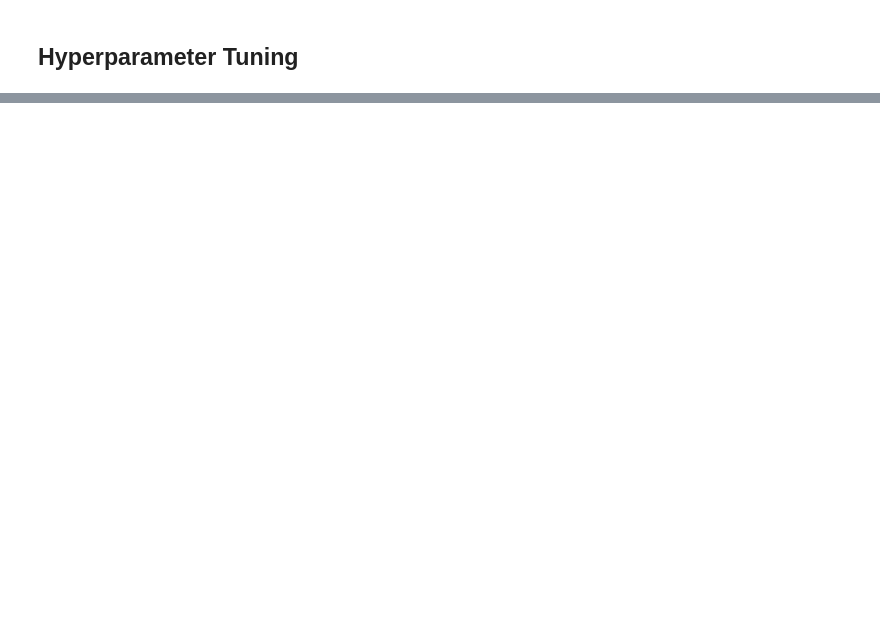
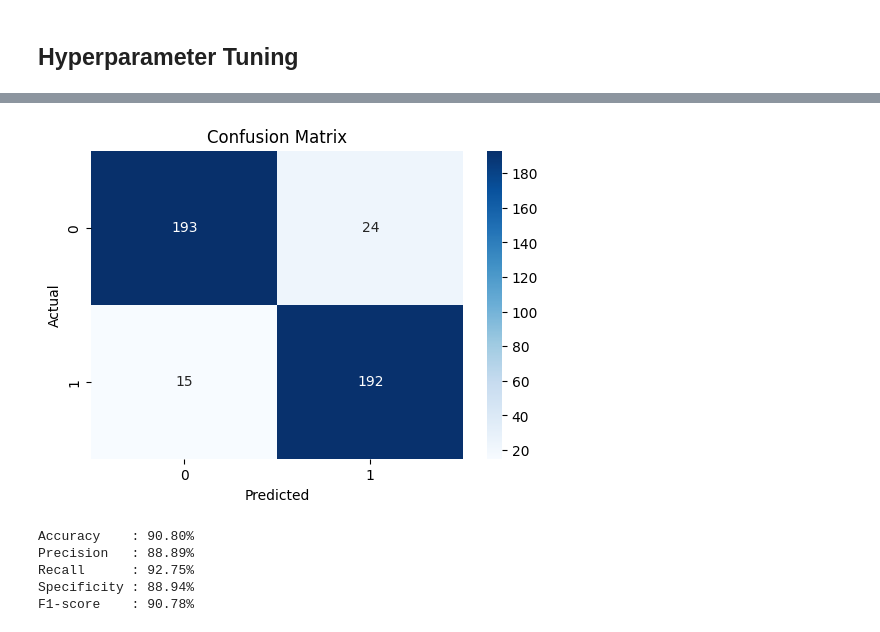
Before and after one commit to rydzze/Sentiment-Analysis-on-Hacker-Forums, a Jupyter notebook: rf.ipynb, the cells around one changed output, grey strips where cells are left out. Saved outputs shown, nothing was run; the diff lists cells and outputs as text; code cells hidden in the pictures; blank space fills up the shorter version.

```diff
--- a/rf.ipynb
+++ b/rf.ipynb
@@ -179,0 +229,20 @@ Accuracy: 0.91
+# %%
+conf_matrix_test = confusion_matrix(y_test, tuned_rf_pred)
+
+plt.figure(figsize=(6, 4))
+sns.heatmap(conf_matrix_test, annot=True, fmt='d', cmap='Blues',
+            xticklabels=tuned_rf.classes_, yticklabels=tuned_rf.classes_)
+plt.xlabel('Predicted')
+plt.ylabel('Actual')
+plt.title('Confusion Matrix')
+plt.show()
+
+metrics_test = calculate_metrics(y_test, tuned_rf_pred, conf_matrix_test)
+display_metrics(metrics_test)
+# %% [output]
+[figure, added]
+Accuracy    : 90.80%
+Precision   : 88.89%
+Recall      : 92.75%
+Specificity : 88.94%
+F1-score    : 90.78%
```
Also changed, not shown: parts of 9 cells of this notebook, 3 other files.
